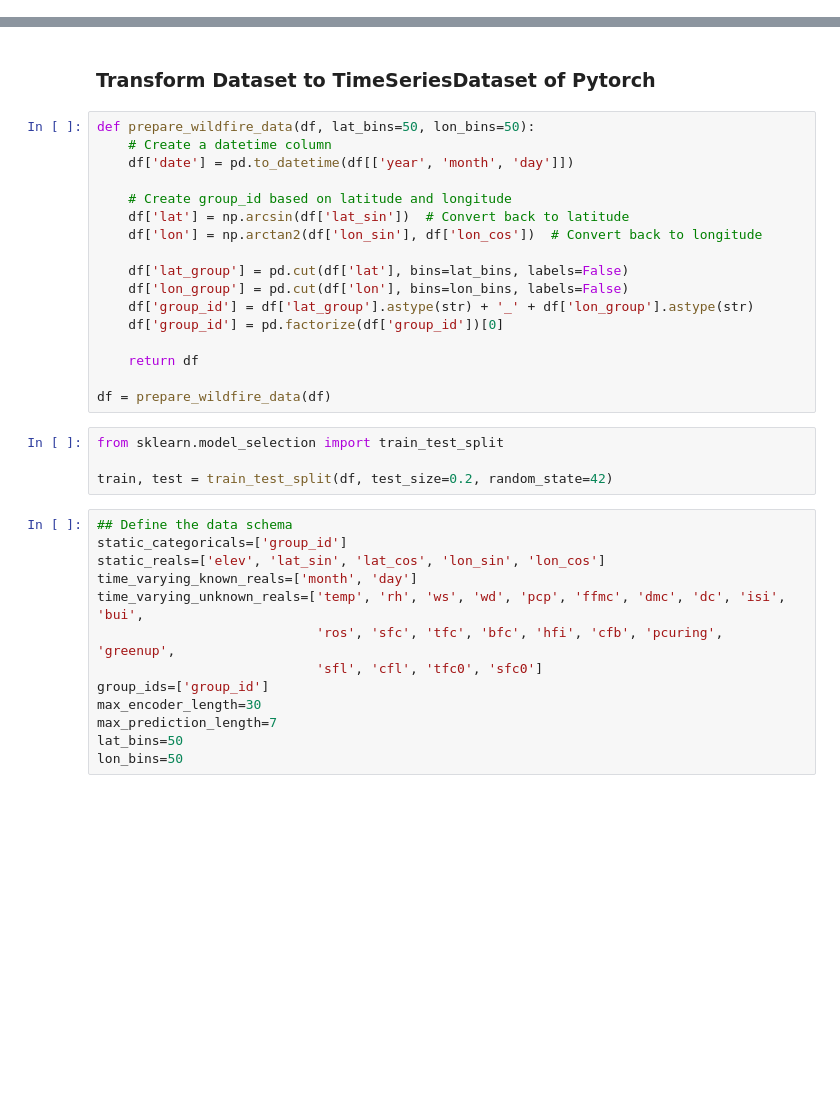
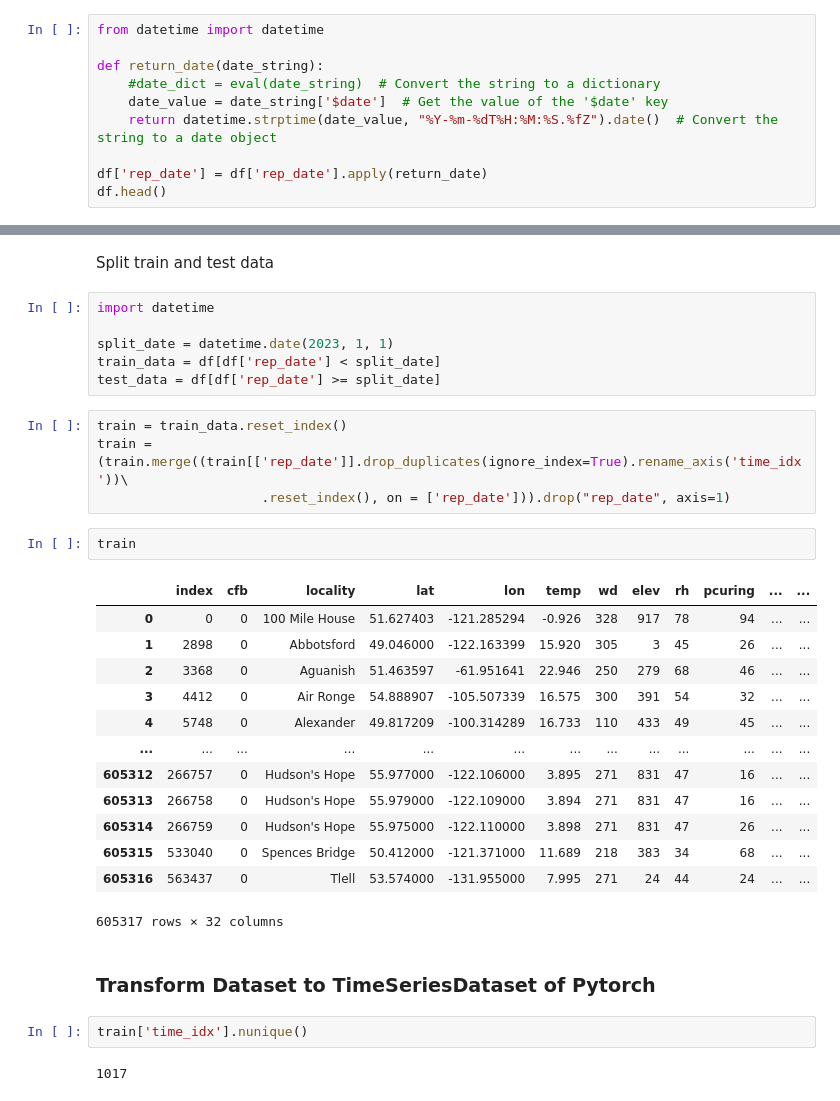
Before and after one commit to Big-Data-Capstone-S2024/WildFireSimulation, a Jupyter notebook: notebook/TFT.ipynb, the cells around one changed output, grey strips where cells are left out. Cells and saved outputs as stored; diff of their text form; blank space fills up the shorter version.

```diff
--- a/notebook/TFT.ipynb
+++ b/notebook/TFT.ipynb
@@ -25,0 +43,10 @@ memory usage: 109.9+ MB
+# %%
+from datetime import datetime
+
+def return_date(date_string):
+    #date_dict = eval(date_string)  # Convert the string to a dictionary
+    date_value = date_string['$date']  # Get the value of the '$date' key
+    return datetime.strptime(date_value, "%Y-%m-%dT%H:%M:%S.%fZ").date()  # Convert the string to a date object
+
+df['rep_date'] = df['rep_date'].apply(return_date)
+df.head()
@@ -26,36 +61,34 @@ memory usage: 109.9+ MB
+# %% [markdown]
+Split train and test data
+# %%
+import datetime
+
+split_date = datetime.date(2023, 1, 1)
+train_data = df[df['rep_date'] < split_date]
+test_data = df[df['rep_date'] >= split_date]
+# %%
+train = train_data.reset_index()
+train = (train.merge((train[['rep_date']].drop_duplicates(ignore_index=True).rename_axis('time_idx'))\
+                     .reset_index(), on = ['rep_date'])).drop("rep_date", axis=1)
+# %%
+train
+# %% [output]
+|  | index | cfb | locality | lat | lon | temp | wd | elev | rh | pcuring | ... | ... |
+| 0 | 0 | 0 | 100 Mile House | 51.627403 | -121.285294 | -0.926 | 328 | 917 | 78 | 94 | ... | ... |
+| 1 | 2898 | 0 | Abbotsford | 49.046000 | -122.163399 | 15.920 | 305 | 3 | 45 | 26 | ... | ... |
+| 2 | 3368 | 0 | Aguanish | 51.463597 | -61.951641 | 22.946 | 250 | 279 | 68 | 46 | ... | ... |
+| 3 | 4412 | 0 | Air Ronge | 54.888907 | -105.507339 | 16.575 | 300 | 391 | 54 | 32 | ... | ... |
+| 4 | 5748 | 0 | Alexander | 49.817209 | -100.314289 | 16.733 | 110 | 433 | 49 | 45 | ... | ... |
+| ... | ... | ... | ... | ... | ... | ... | ... | ... | ... | ... | ... | ... |
+| 605312 | 266757 | 0 | Hudson's Hope | 55.977000 | -122.106000 | 3.895 | 271 | 831 | 47 | 16 | ... | ... |
+| 605313 | 266758 | 0 | Hudson's Hope | 55.979000 | -122.109000 | 3.894 | 271 | 831 | 47 | 16 | ... | ... |
+| 605314 | 266759 | 0 | Hudson's Hope | 55.975000 | -122.110000 | 3.898 | 271 | 831 | 47 | 26 | ... | ... |
+| 605315 | 533040 | 0 | Spences Bridge | 50.412000 | -121.371000 | 11.689 | 218 | 383 | 34 | 68 | ... | ... |
+| 605316 | 563437 | 0 | Tlell | 53.574000 | -131.955000 | 7.995 | 271 | 24 | 44 | 24 | ... | ... |
+605317 rows × 32 columns
 # %% [markdown]
 ### Transform Dataset to TimeSeriesDataset of Pytorch
-# %%
-def prepare_wildfire_data(df, lat_bins=50, lon_bins=50):
-    # Create a datetime column
-    df['date'] = pd.to_datetime(df[['year', 'month', 'day']])
-
-    # Create group_id based on latitude and longitude
-    df['lat'] = np.arcsin(df['lat_sin'])  # Convert back to latitude
-    df['lon'] = np.arctan2(df['lon_sin'], df['lon_cos'])  # Convert back to longitude
-
-    df['lat_group'] = pd.cut(df['lat'], bins=lat_bins, labels=False)
-    df['lon_group'] = pd.cut(df['lon'], bins=lon_bins, labels=False)
-    df['group_id'] = df['lat_group'].astype(str) + '_' + df['lon_group'].astype(str)
-    df['group_id'] = pd.factorize(df['group_id'])[0]
-
-    return df
-
-df = prepare_wildfire_data(df)
-# %%
-from sklearn.model_selection import train_test_split
-
-train, test = train_test_split(df, test_size=0.2, random_state=42)
-# %%
-## Define the data schema
-static_categoricals=['group_id']
-static_reals=['elev', 'lat_sin', 'lat_cos', 'lon_sin', 'lon_cos']
-time_varying_known_reals=['month', 'day']
-time_varying_unknown_reals=['temp', 'rh', 'ws', 'wd', 'pcp', 'ffmc', 'dmc', 'dc', 'isi', 'bui',
-                            'ros', 'sfc', 'tfc', 'bfc', 'hfi', 'cfb', 'pcuring', 'greenup',
-                            'sfl', 'cfl', 'tfc0', 'sfc0']
-group_ids=['group_id']
-max_encoder_length=30
-max_prediction_length=7
-lat_bins=50
-lon_bins=50
+# %%
+train['time_idx'].nunique()
+# %% [output]
+1017
```
Also changed, not shown: parts of 17 cells of this notebook.
